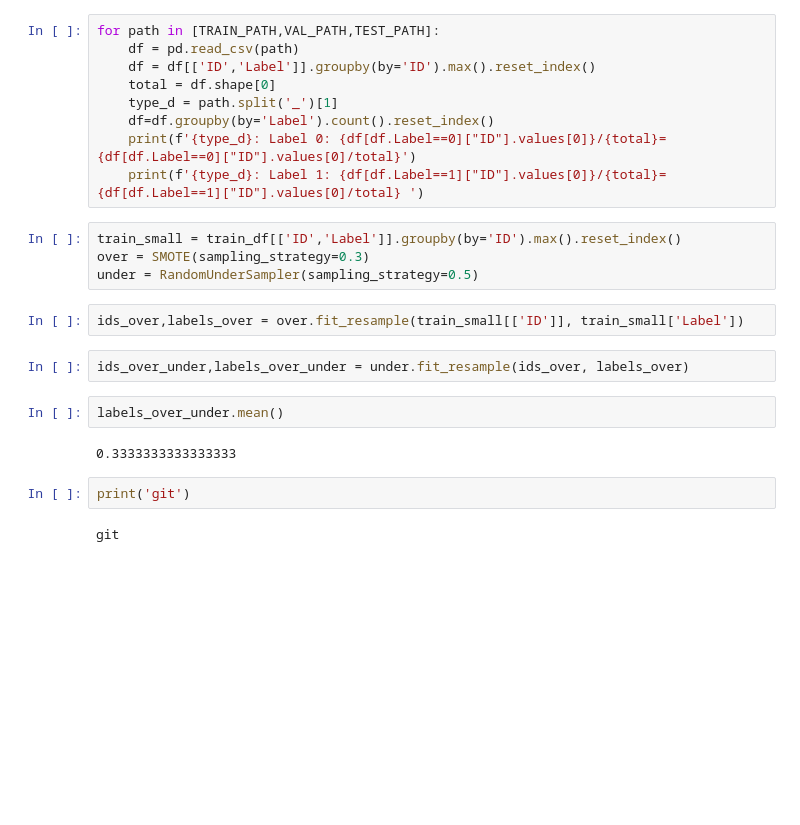
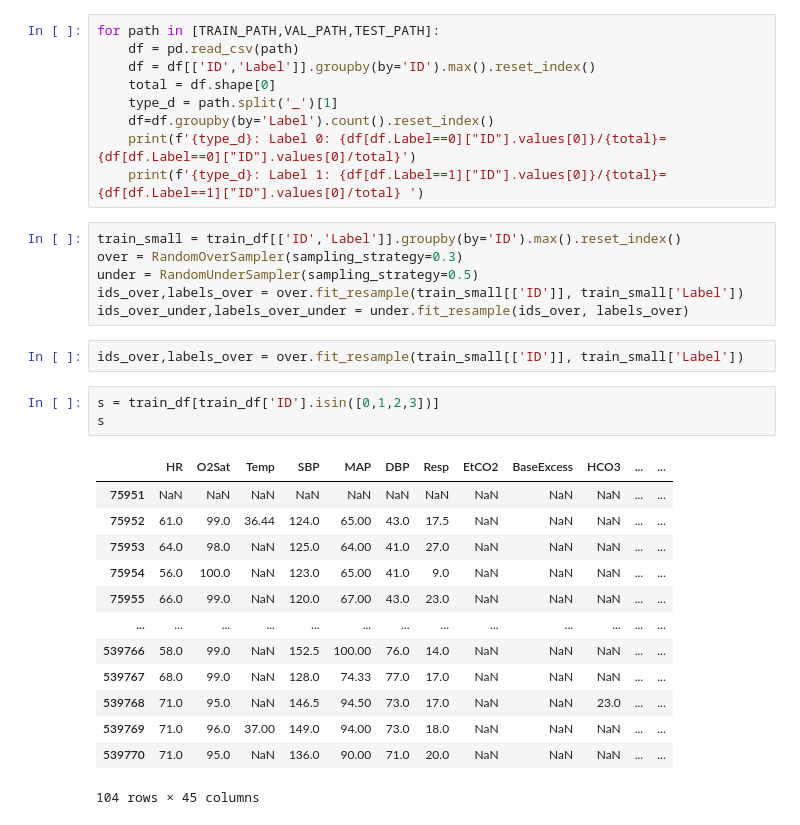
Before and after one commit to AtarCohen/Early-Prediction_of_Sepsis, a Jupyter notebook: Lior_Trials.ipynb, the cells around one changed output. Saved outputs shown, nothing was run; the diff lists cells and outputs as text; blank space fills up the shorter version.

```diff
--- a/Lior_Trials.ipynb
+++ b/Lior_Trials.ipynb
@@ -19,17 +19,26 @@ for path in [TRAIN_PATH,VAL_PATH,TEST_PATH]:
     print(f'{type_d}: Label 1: {df[df.Label==1]["ID"].values[0]}/{total}={df[df.Label==1]["ID"].values[0]/total} ')
 # %%
 train_small = train_df[['ID','Label']].groupby(by='ID').max().reset_index()
-over = SMOTE(sampling_strategy=0.3)
+over = RandomOverSampler(sampling_strategy=0.3)
 under = RandomUnderSampler(sampling_strategy=0.5)
+ids_over,labels_over = over.fit_resample(train_small[['ID']], train_small['Label'])
+ids_over_under,labels_over_under = under.fit_resample(ids_over, labels_over)
 # %%
 ids_over,labels_over = over.fit_resample(train_small[['ID']], train_small['Label'])
-# %%
-ids_over_under,labels_over_under = under.fit_resample(ids_over, labels_over)
-# %%
-labels_over_under.mean()
-# %% [output]
-0.3333333333333333
-# %%
-print('git')
-# %% [output]
-git
+# %%
+s = train_df[train_df['ID'].isin([0,1,2,3])]
+s
+# %% [output]
+|  | HR | O2Sat | Temp | SBP | MAP | DBP | Resp | EtCO2 | BaseExcess | HCO3 | ... | ... |
+| 75951 | NaN | NaN | NaN | NaN | NaN | NaN | NaN | NaN | NaN | NaN | ... | ... |
+| 75952 | 61.0 | 99.0 | 36.44 | 124.0 | 65.00 | 43.0 | 17.5 | NaN | NaN | NaN | ... | ... |
+| 75953 | 64.0 | 98.0 | NaN | 125.0 | 64.00 | 41.0 | 27.0 | NaN | NaN | NaN | ... | ... |
+| 75954 | 56.0 | 100.0 | NaN | 123.0 | 65.00 | 41.0 | 9.0 | NaN | NaN | NaN | ... | ... |
+| 75955 | 66.0 | 99.0 | NaN | 120.0 | 67.00 | 43.0 | 23.0 | NaN | NaN | NaN | ... | ... |
+| ... | ... | ... | ... | ... | ... | ... | ... | ... | ... | ... | ... | ... |
+| 539766 | 58.0 | 99.0 | NaN | 152.5 | 100.00 | 76.0 | 14.0 | NaN | NaN | NaN | ... | ... |
+| 539767 | 68.0 | 99.0 | NaN | 128.0 | 74.33 | 77.0 | 17.0 | NaN | NaN | NaN | ... | ... |
+| 539768 | 71.0 | 95.0 | NaN | 146.5 | 94.50 | 73.0 | 17.0 | NaN | NaN | 23.0 | ... | ... |
+| 539769 | 71.0 | 96.0 | 37.00 | 149.0 | 94.00 | 73.0 | 18.0 | NaN | NaN | NaN | ... | ... |
+| 539770 | 71.0 | 95.0 | NaN | 136.0 | 90.00 | 71.0 | 20.0 | NaN | NaN | NaN | ... | ... |
+104 rows × 45 columns
```
Also changed, not shown: parts of 7 cells of this notebook, 3 other files.
